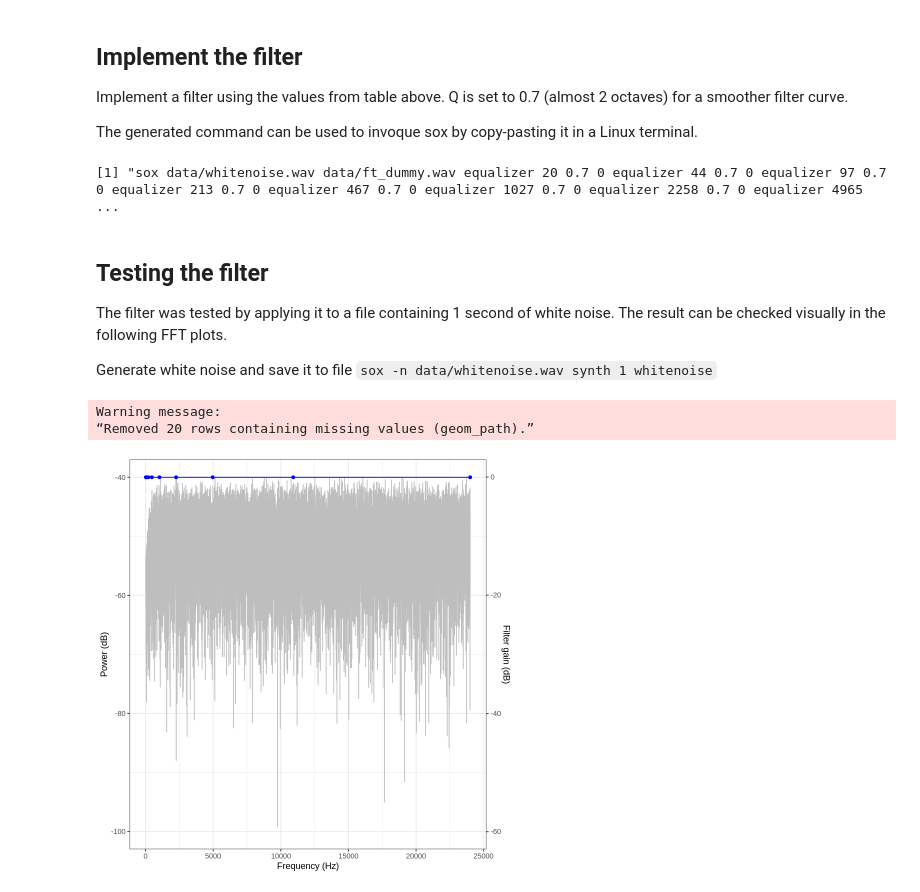
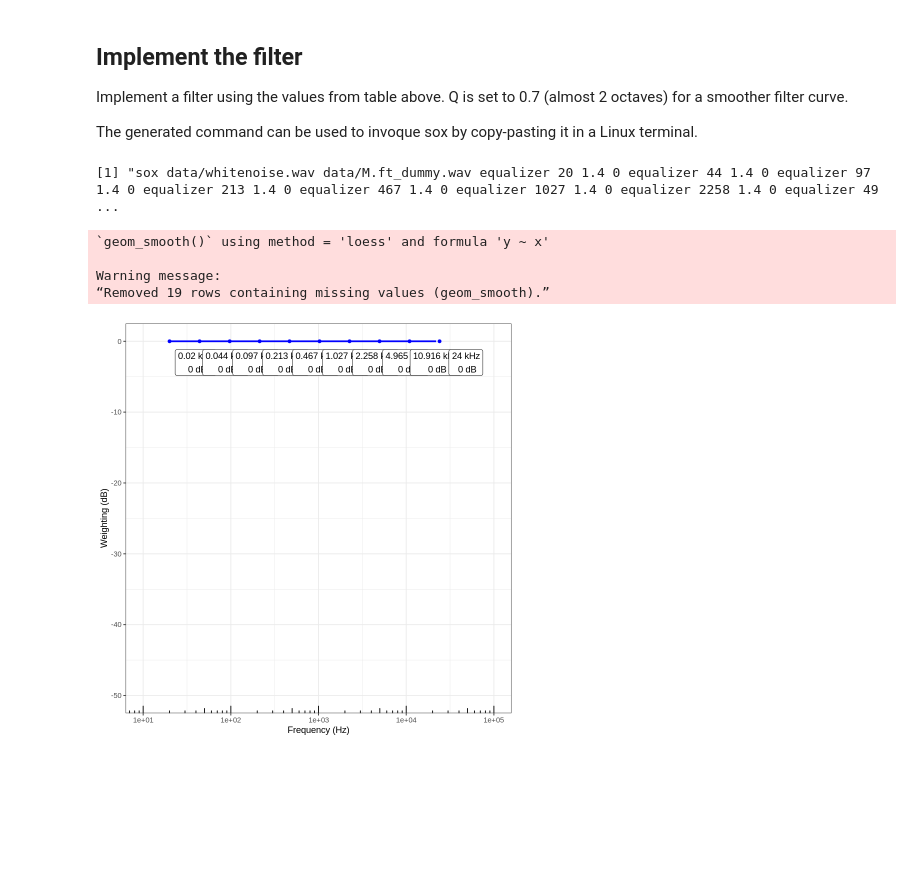
Before and after one commit to MfN-Berlin/HIP_Audio_Filters, a Jupyter notebook: notebook-home/Dummy.ipynb, the cells around one changed output. Drawn from its saved outputs; the diff is of its cells as text; code cells hidden in the pictures; blank space fills up the shorter version.

Commit message:
Added mid-freq filter

```diff
--- a/notebook-home/Dummy.ipynb
+++ b/notebook-home/Dummy.ipynb
@@ -38,26 +36,18 @@ The generated command can be used to invoque sox by copy-pasting it in a Linux t
 # %%
 # sox command
 inputfile <- "data/whitenoise.wav"
-outputfile <- "data/ft_dummy.wav"
-Q <- 0.7
+outputfile <- "data/M.ft_dummy.wav"
+Q <- 1.4
 command <- sox_command(inputfile, outputfile, filter.table, Q)
 command
 # %% [output]
-[1] "sox data/whitenoise.wav data/ft_dummy.wav equalizer 20 0.7 0 equalizer 44 0.7 0 equalizer 97 0.7 0 equalizer 213 0.7 0 equalizer 467 0.7 0 equalizer 1027 0.7 0 equalizer 2258 0.7 0 equalizer 4965 ...
+[1] "sox data/whitenoise.wav data/M.ft_dummy.wav equalizer 20 1.4 0 equalizer 44 1.4 0 equalizer 97 1.4 0 equalizer 213 1.4 0 equalizer 467 1.4 0 equalizer 1027 1.4 0 equalizer 2258 1.4 0 equalizer 49 ...
-# %% [markdown]
-## Testing the filter
-The filter was tested by applying it to a file containing 1 second of white noise. The result can be checked visually in the following FFT plots.
-
-Generate white noise and save it to file
-`sox -n data/whitenoise.wav synth 1 whitenoise`
 # %%
-# compute FFT for the input file
-sndObj <- readWave(outputfile)
-fft <- comp_fft(sndObj)
-
 # plot the filtered data and the filter values
-plot_filter_fft(fft, filter.table)
+plot_filter(filter.table)
 # %% [output]
+`geom_smooth()` using method = 'loess' and formula 'y ~ x'
+
 Warning message:
-“Removed 20 rows containing missing values (geom_path).”
+“Removed 19 rows containing missing values (geom_smooth).”
-[figure, old version]
+[figure, new version]
```
Also changed, not shown: parts of 2 cells of this notebook, 5 other files.
